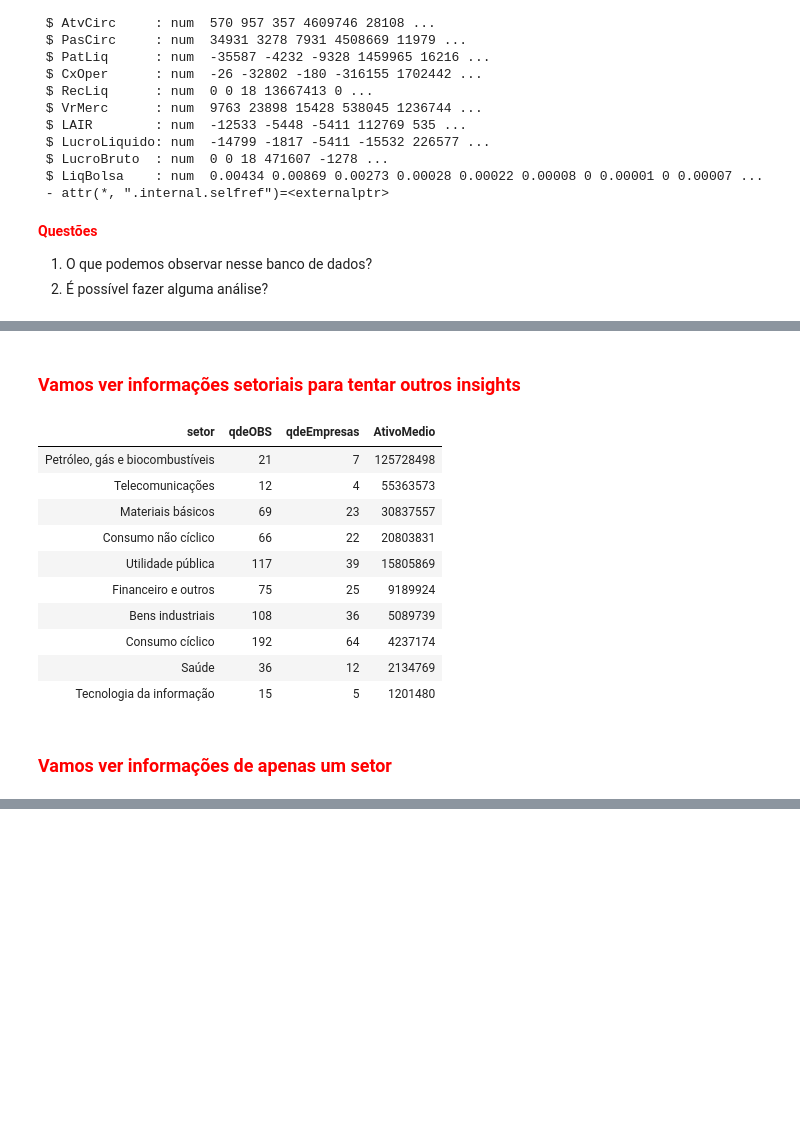
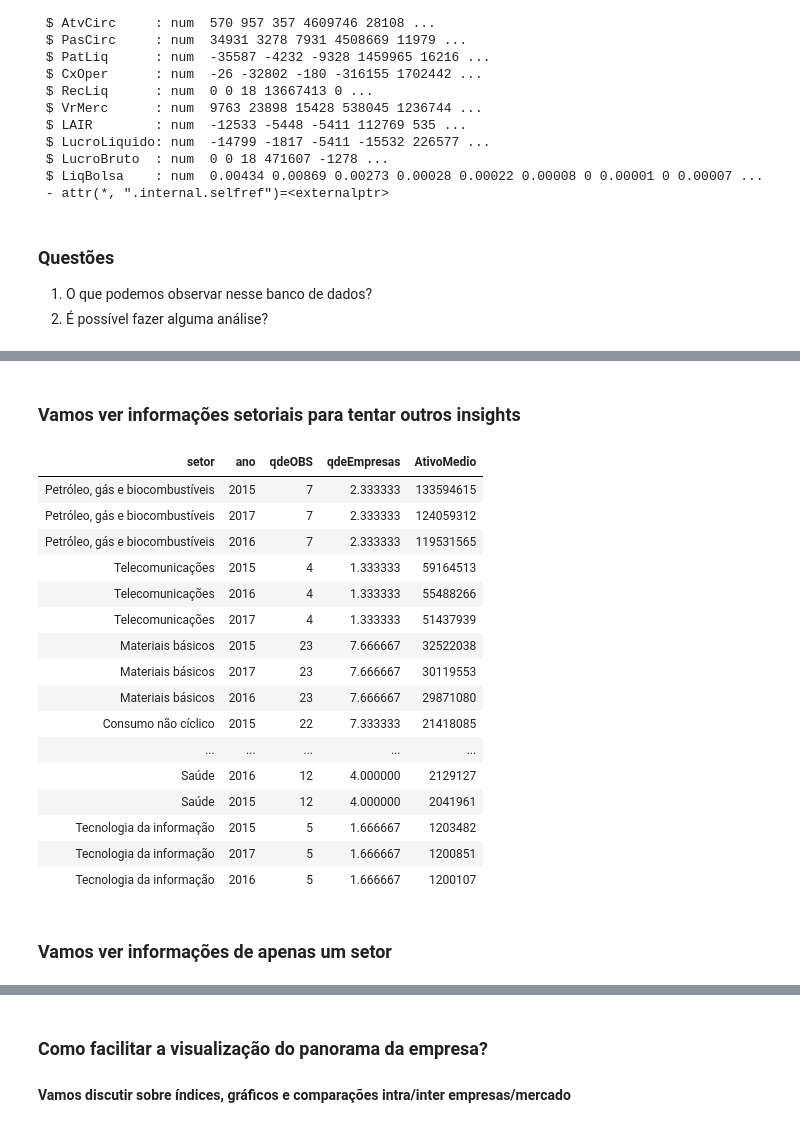
Before and after one commit to kleberformiga/Aulas, a Jupyter notebook: AnaliseDemCont/AnaliseDemCont.ipynb, the cells around one changed output, grey strips where cells are left out. Cells and saved outputs as stored; diff of their text form; code cells hidden in the pictures; blank space fills up the shorter version.

Commit message:
ajuste aula

```diff
--- a/AnaliseDemCont/AnaliseDemCont.ipynb
+++ b/AnaliseDemCont/AnaliseDemCont.ipynb
@@ -75,11 +75,10 @@ Classes 'data.table' and 'data.frame':  711 obs. of  15 variables:
  $ LiqBolsa    : num  0.00434 0.00869 0.00273 0.00028 0.00022 0.00008 0 0.00001 0 0.00007 ...
  - attr(*, ".internal.selfref")=<externalptr>
 # %% [markdown]
-<font color="red">**Questões**</font>
-<font color="blue">
+### Questões
+
 1. O que podemos observar nesse banco de dados?
 2. É possível fazer alguma análise?
-</font>
 # %%
 head(BD.Aula1, 30) # observando as 30 primeiras observações do banco de dados (BD.Aula1)
 # %% [output]
@@ -101,23 +100,30 @@ head(BD.Aula1, 30) # observando as 30 primeiras observações do banco de dados
 | ANIM3 | 2324 | 2016 | Consumo cíclico | 1387852 | 434042 | 268289 | 635692 | 122084 | 960434 | 1090775 | 19318 | ... |
 | ANIM3 | 2324 | 2017 | Consumo cíclico | 1338152 | 410012 | 221467 | 696441 | 157251 | 1045674 | 2257111 | 48319 | ... |
 # %% [markdown]
-### <font color="red"> Vamos ver informações setoriais para tentar outros insights </font>
+### Vamos ver informações setoriais para tentar outros insights
 # %%
-BD.Aula1[, .(qdeOBS = .N, qdeEmpresas = .N/3, AtivoMedio = mean(AtvTotal)), by = setor][order(AtivoMedio, decreasing = T)] # Esse banco de dados possui 3 observações por empresa
+setorial <- BD.Aula1[, .(qdeOBS = .N, qdeEmpresas = .N/3, AtivoMedio = mean(AtvTotal)), by = .(setor, ano)][order(AtivoMedio, decreasing = T)] # Esse banco de dados possui 3 observações por empresa
+setorial
 # %% [output]
-| setor | qdeOBS | qdeEmpresas | AtivoMedio |
-| Petróleo, gás e biocombustíveis | 21 | 7 | 125728498 |
-| Telecomunicações | 12 | 4 | 55363573 |
-| Materiais básicos | 69 | 23 | 30837557 |
-| Consumo não cíclico | 66 | 22 | 20803831 |
-| Utilidade pública | 117 | 39 | 15805869 |
-| Financeiro e outros | 75 | 25 | 9189924 |
-| Bens industriais | 108 | 36 | 5089739 |
-| Consumo cíclico | 192 | 64 | 4237174 |
-| Saúde | 36 | 12 | 2134769 |
-| Tecnologia da informação | 15 | 5 | 1201480 |
+| setor | ano | qdeOBS | qdeEmpresas | AtivoMedio |
+| Petróleo, gás e biocombustíveis | 2015 | 7 | 2.333333 | 133594615 |
+| Petróleo, gás e biocombustíveis | 2017 | 7 | 2.333333 | 124059312 |
+| Petróleo, gás e biocombustíveis | 2016 | 7 | 2.333333 | 119531565 |
+| Telecomunicações | 2015 | 4 | 1.333333 | 59164513 |
+| Telecomunicações | 2016 | 4 | 1.333333 | 55488266 |
+| Telecomunicações | 2017 | 4 | 1.333333 | 51437939 |
+| Materiais básicos | 2015 | 23 | 7.666667 | 32522038 |
+| Materiais básicos | 2017 | 23 | 7.666667 | 30119553 |
+| Materiais básicos | 2016 | 23 | 7.666667 | 29871080 |
+| Consumo não cíclico | 2015 | 22 | 7.333333 | 21418085 |
+| ... | ... | ... | ... | ... |
+| Saúde | 2016 | 12 | 4.000000 | 2129127 |
+| Saúde | 2015 | 12 | 4.000000 | 2041961 |
+| Tecnologia da informação | 2015 | 5 | 1.666667 | 1203482 |
+| Tecnologia da informação | 2017 | 5 | 1.666667 | 1200851 |
+| Tecnologia da informação | 2016 | 5 | 1.666667 | 1200107 |
 # %% [markdown]
-### <font color="red"> Vamos ver informações de apenas um setor </font>
+### Vamos ver informações de apenas um setor
 # %%
 BD.Aula1[grep("bioc", setor)] # Escolhido o setor que contem o padrão informado entre aspas
 # %% [output]
@@ -138,3 +144,7 @@ BD.Aula1[grep("bioc", setor)] # Escolhido o setor que contem o padrão informado
 | UGPA3 | 1846 | 2015 | Petróleo, gás e biocombustíveis | 20966049 | 9911349 | 3833391 | 7945041 | 3201679 | 75655274 | 32829412 | 2247308 | ... |
 | UGPA3 | 1846 | 2016 | Petróleo, gás e biocombustíveis | 24159670 | 13011796 | 5486946 | 8527623 | 2513670 | 77352955 | 37187088 | 2270610 | ... |
 | UGPA3 | 1846 | 2017 | Petróleo, gás e biocombustíveis | 28340322 | 15201291 | 7013988 | 9381261 | 2279420 | 80007422 | 40752281 | 2413297 | ... |
+# %% [markdown]
+### Como facilitar a visualização do panorama da empresa?
+
+#### Vamos discutir sobre índices, gráficos e comparações intra/inter empresas/mercado
```
Also changed, not shown: parts of 8 cells of this notebook.
